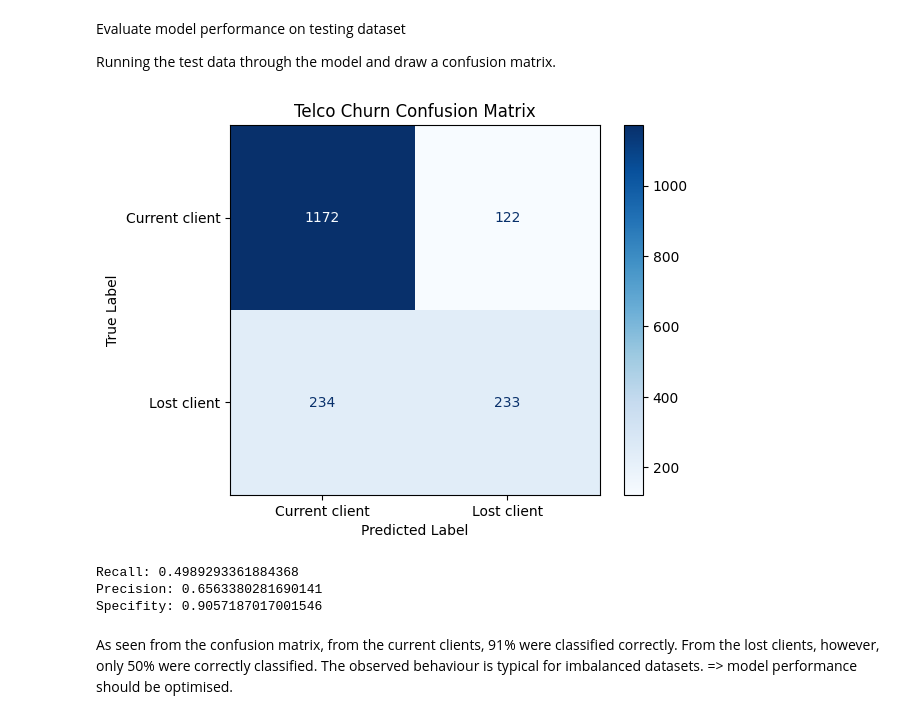
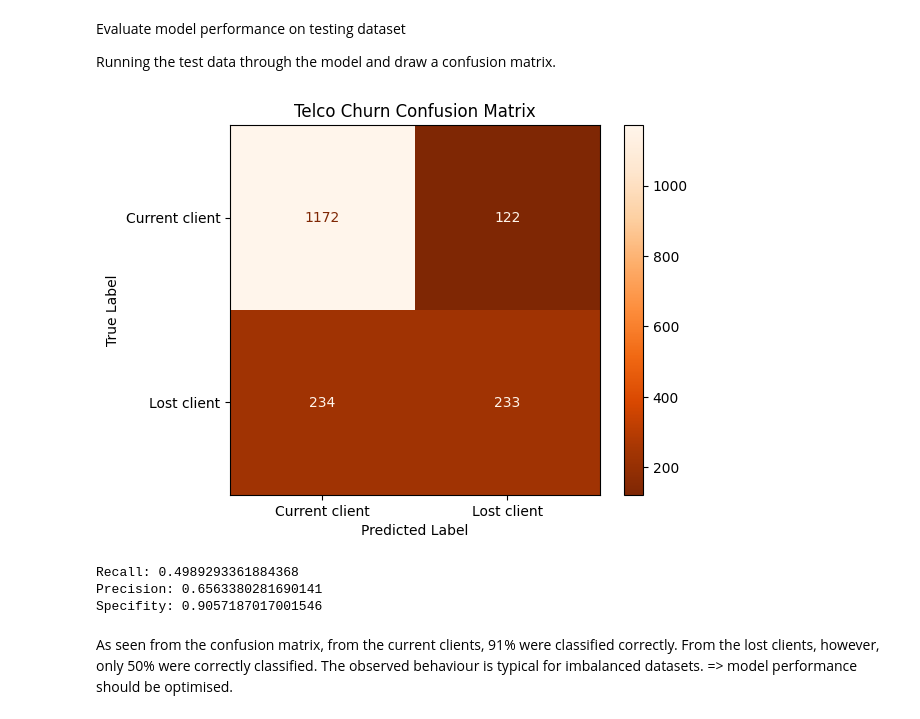
Before and after one commit to dobrinaVI/Customer-Churn-Prediction-using-XGBOOST, a Jupyter notebook: Customer_Churn_Prediction_using_XGBOOST.ipynb, the cells around one changed output. Saved outputs shown, nothing was run; the diff lists cells and outputs as text; code cells hidden in the pictures.

```diff
--- a/Customer_Churn_Prediction_using_XGBOOST.ipynb
+++ b/Customer_Churn_Prediction_using_XGBOOST.ipynb
@@ -325,31 +330,31 @@ Running the test data through the model and draw a confusion matrix.
 # %%
 # Make predictions on the test set
 y_pred = churn_clf.predict(X_test)
 
 # Create confusion matrix
 cm = confusion_matrix(y_test, y_pred)
 
 # Create a ConfusionMatrixDisplay object
 cm_disp = ConfusionMatrixDisplay(confusion_matrix=cm,
                                  display_labels=["Current client", "Lost client"])
 
 # Plot the confusion matrix
-cm_disp.plot(cmap='Blues')
+cm_disp.plot(cmap='Oranges')
 
 # Add title and axis labels
 plt.title('Telco Churn Confusion Matrix')
 plt.xlabel('Predicted Label')
 plt.ylabel('True Label')
 
 # Show the plot
 plt.show()
 
 #print Recall and Precision:
 print("Recall:",recall_score(y_test, y_pred))
 print("Precision:",precision_score(y_test, y_pred))
 print("Specifity:",cm[0, 0]/(cm[0, 0]+cm[0, 1]))
 # %% [output]
-[figure, old version]
+[figure, new version]
 Recall: 0.4989293361884368
 Precision: 0.6563380281690141
 Specifity: 0.9057187017001546
```
Also changed, not shown: parts of 2 cells of this notebook.
